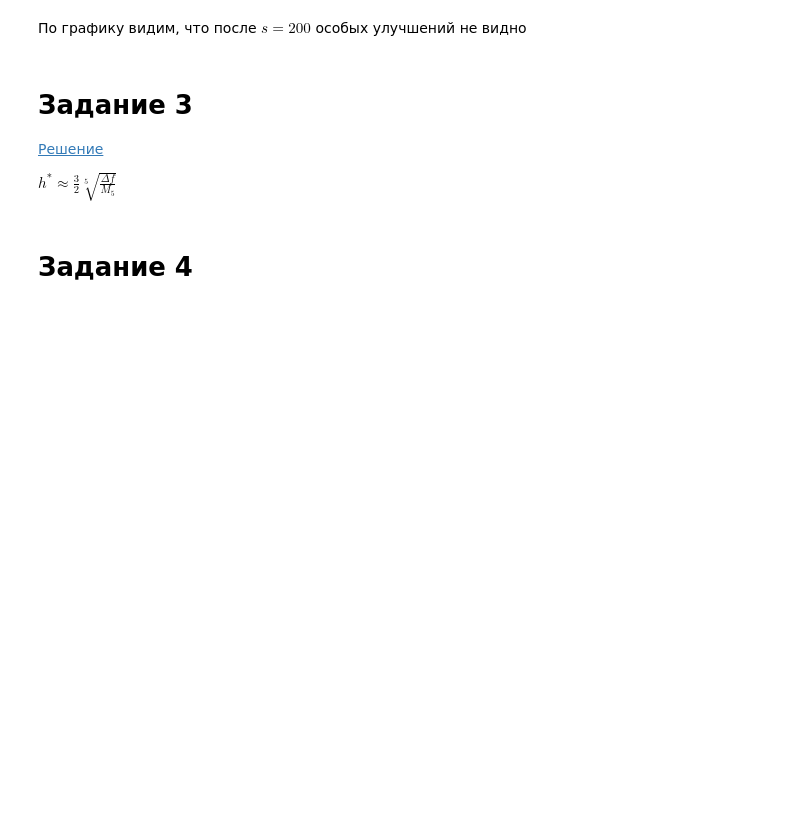
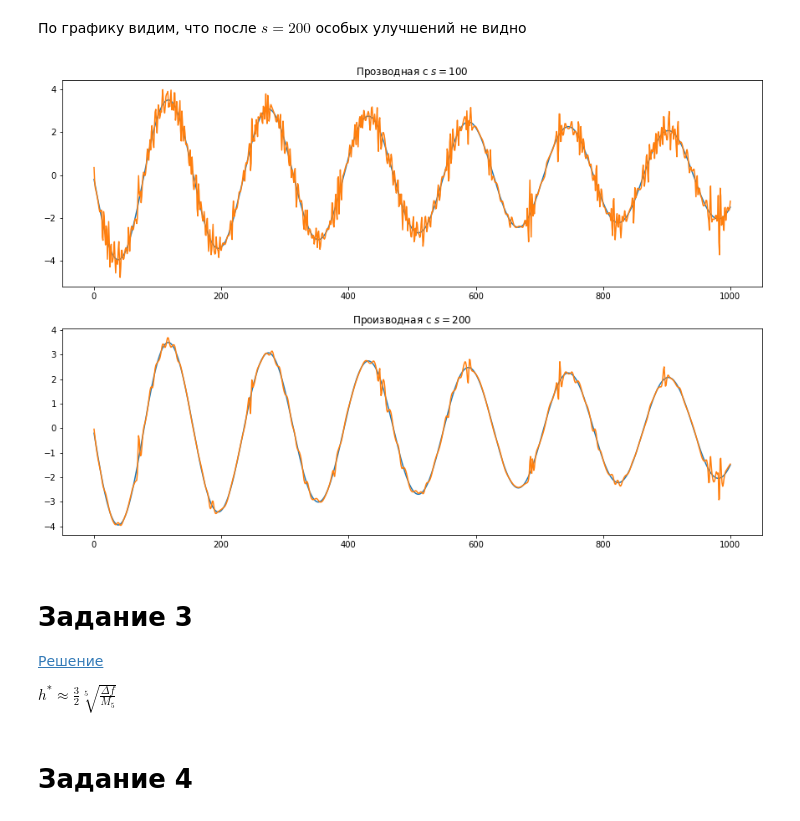
Before and after one commit to comradecoastal/computational_math_mipt, a Jupyter notebook: module_1/week_2/hw_1_2.ipynb, the cells around one changed output. Saved outputs shown, nothing was run; the diff lists cells and outputs as text; code cells hidden in the pictures; blank space fills up the shorter version.

```diff
--- a/module_1/week_2/hw_1_2.ipynb
+++ b/module_1/week_2/hw_1_2.ipynb
@@ -101,5 +101,21 @@ plt.plot(np.arange(0, n) * step, errors)
 # %% [markdown]
 По графику видим, что после $s = 200$ особых улучшений не видно
+# %%
+Usmooth_200 = UnivariateSpline(t, u, s=200)
+
+plt.figure(figsize=(15, 10))
+plt.subplot(211)
+plt.title("Прозводная с $s = 100$")
+plt.plot(t, uprime)
+plt.plot(t, Usmooth.derivative()(t))
+
+plt.subplot(212)
+plt.title("Производная c $s = 200$")
+plt.plot(t, uprime)
+plt.plot(t, Usmooth_200.derivative()(t))
+plt.show()
+# %% [output]
+[figure, added]
 # %% [markdown]
 # Задание 3
 
```
Also changed, not shown: parts of 10 cells of this notebook, 6 other files.
